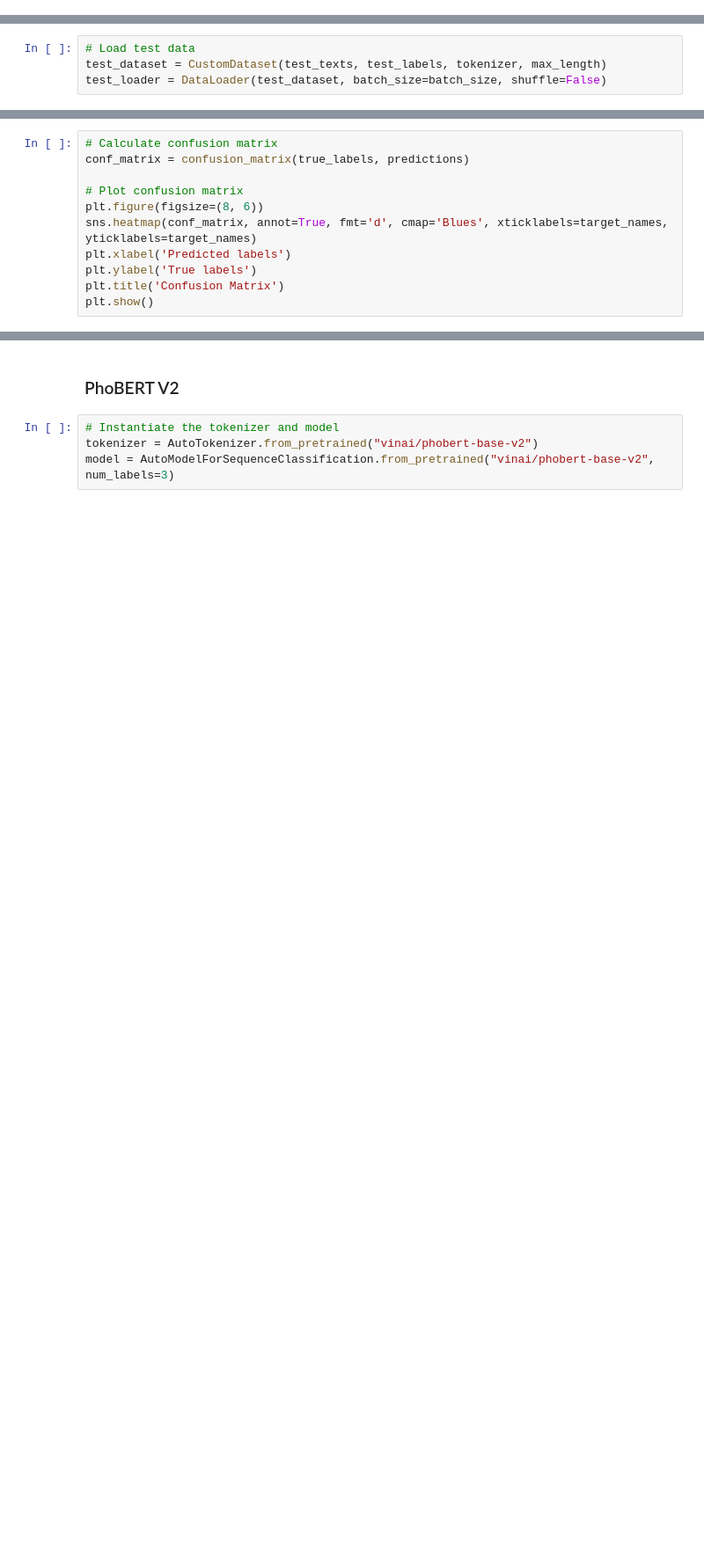
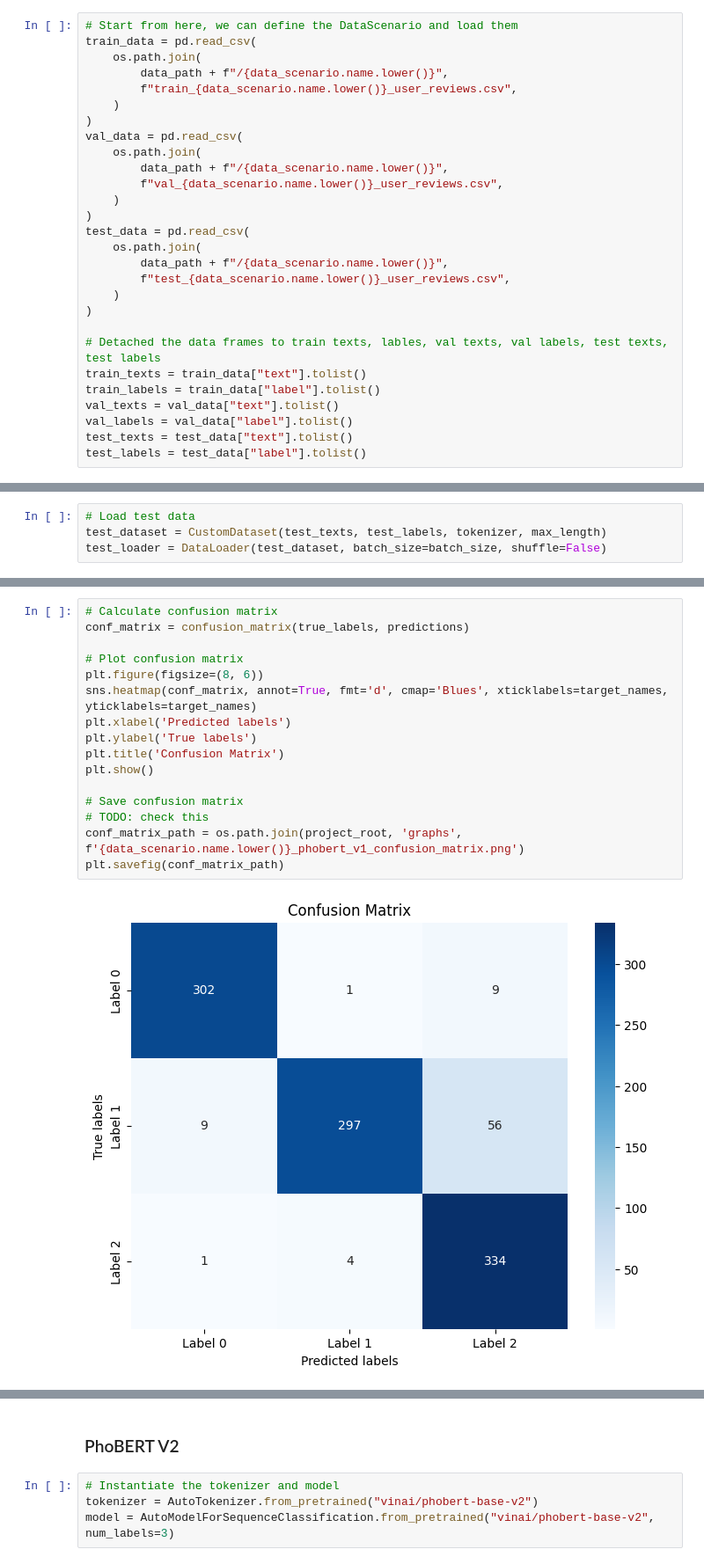
Before and after one commit to tranthanhbinh1/llm-data-aug, a Jupyter notebook: notebooks/llm_data_aug.ipynb, the cells around one changed output, grey strips where cells are left out. Shown: that part at 88% size. Saved outputs shown, nothing was run; the diff lists cells and outputs as text; blank space fills up the shorter version.

```diff
--- a/notebooks/llm_data_aug.ipynb
+++ b/notebooks/llm_data_aug.ipynb
@@ -2134,3 +2143,31 @@ test_data = pd.read_csv(os.path.join(data_path, 'test_data.csv'))
+# %%
+# Start from here, we can define the DataScenario and load them
+train_data = pd.read_csv(
+    os.path.join(
+        data_path + f"/{data_scenario.name.lower()}",
+        f"train_{data_scenario.name.lower()}_user_reviews.csv",
+    )
+)
+val_data = pd.read_csv(
+    os.path.join(
+        data_path + f"/{data_scenario.name.lower()}",
+        f"val_{data_scenario.name.lower()}_user_reviews.csv",
+    )
+)
+test_data = pd.read_csv(
+    os.path.join(
+        data_path + f"/{data_scenario.name.lower()}",
+        f"test_{data_scenario.name.lower()}_user_reviews.csv",
+    )
+)
+
+# Detached the data frames to train texts, lables, val texts, val labels, test texts, test labels
+train_texts = train_data["text"].tolist()
+train_labels = train_data["label"].tolist()
+val_texts = val_data["text"].tolist()
+val_labels = val_data["label"].tolist()
+test_texts = test_data["text"].tolist()
+test_labels = test_data["label"].tolist()
 # %% [markdown]
 ### Device
 # %%
@@ -2281,11 +2342,18 @@ print(classification_report(true_labels, predictions, target_names=target_names)
 # %%
 # Calculate confusion matrix
 conf_matrix = confusion_matrix(true_labels, predictions)
 
 # Plot confusion matrix
 plt.figure(figsize=(8, 6))
 sns.heatmap(conf_matrix, annot=True, fmt='d', cmap='Blues', xticklabels=target_names, yticklabels=target_names)
 plt.xlabel('Predicted labels')
 plt.ylabel('True labels')
 plt.title('Confusion Matrix')
 plt.show()
+
+# Save confusion matrix
+# TODO: check this
+conf_matrix_path = os.path.join(project_root, 'graphs', f'{data_scenario.name.lower()}_phobert_v1_confusion_matrix.png')
+plt.savefig(conf_matrix_path)
+# %% [output]
+[figure, added]
```
Also changed, not shown: parts of 46 cells of this notebook, 3 other files.
